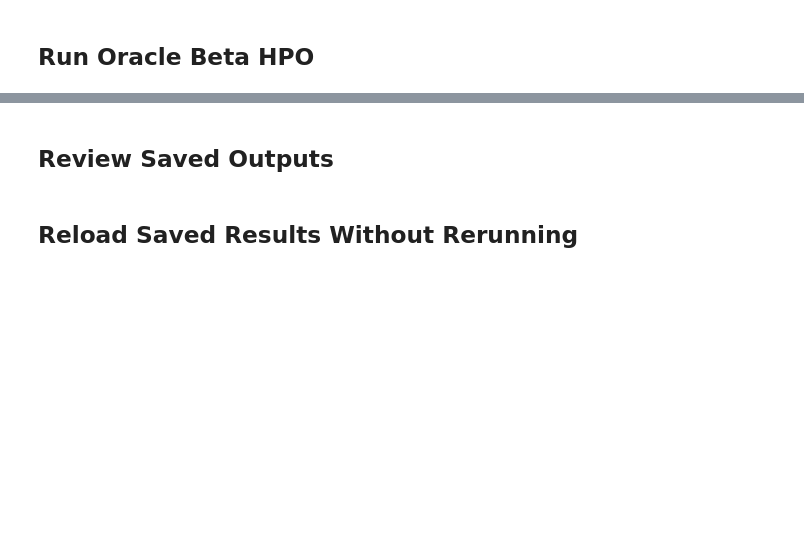
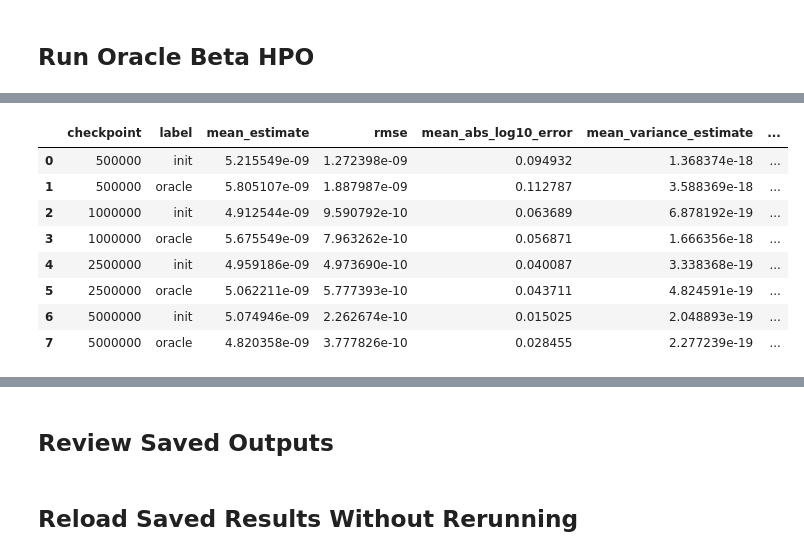
Before and after one commit to NoamChowers/MCMCIS, a Jupyter notebook: notebooks/mcmcis_beta_diagnostics.ipynb, the cells around one changed output, grey strips where cells are left out. Saved outputs shown, nothing was run; the diff lists cells and outputs as text; code cells hidden in the pictures; blank space fills up the shorter version.

```diff
--- a/notebooks/mcmcis_beta_diagnostics.ipynb
+++ b/notebooks/mcmcis_beta_diagnostics.ipynb
@@ -89,17 +91,17 @@ SCENARIO_KEYS_OVERRIDE = [
     "gwas_additive_score_above_n60",
     "poisson_diffmeans_hep_above_n200",
 ]
-ESTIMATION_POINTS = (5_000_000,) if not FAST_MODE else (200_000,)
+ESTIMATION_POINTS = (500_000, 1_000_000, 2_500_000, 5_000_000) if not FAST_MODE else (200_000,)
 HPO_CHECKPOINT = max(ESTIMATION_POINTS)
-HPO_N_TRIALS = 30 if not FAST_MODE else 5
+HPO_N_TRIALS = 10 if not FAST_MODE else 5
 HPO_TRIAL_REPEATS = 3 if not FAST_MODE else 1
 HPO_OBJECTIVE_METRIC = "rmse"
-HPO_BETA_MULTIPLIER_LOW = 0.25
+HPO_BETA_MULTIPLIER_LOW = 0.001
 HPO_BETA_MULTIPLIER_HIGH = 4.0
-HPO_SWAP_CHOICES_DEFAULT = (1, 2, 3, 4, 6, 8)
+HPO_SWAP_CHOICES_DEFAULT = (1, 2, 3)
 HPO_SWAP_CHOICES_BY_SETTING = {
-    "gwas_threshold_suite": (1, 2, 3, 4),
-    "hep_threshold_suite": (2, 4, 6, 8, 10),
+    "gwas_threshold_suite": (1, 2),
+    "hep_threshold_suite": (1, 2, 4, 6, 8),
 }
 DEFAULT_BASELINE_SWAP_BY_SETTING = {
     "gwas_threshold_suite": 2,
@@ -126,9 +128,10 @@ hpo_eval_cfg = BetaSweepStudyConfig(
     estimation_points=(HPO_CHECKPOINT,),
     repeats=HPO_TRIAL_REPEATS,
     beta_multipliers=(1.0,),
-    chains=2,
+    chains=3,
     thin=1,
     estimate_variance=False,
+    chain_n_jobs=3,
     proposal_size=1,
     base_seed=BASE_SEED,
     n_jobs=1,
@@ -188,6 +191,8 @@ print(json.dumps({
     "HPO_BETA_MULTIPLIER_LOW": HPO_BETA_MULTIPLIER_LOW,
     "HPO_BETA_MULTIPLIER_HIGH": HPO_BETA_MULTIPLIER_HIGH,
     "HPO_SWAP_CHOICES_BY_SETTING": HPO_SWAP_CHOICES_BY_SETTING,
+    "HPO_CHAINS_PER_TRIAL": int(hpo_eval_cfg.chains),
+    "HPO_CHAIN_N_JOBS": int(hpo_eval_cfg.chain_n_jobs),
     "FINAL_EVAL_REPEATS": FINAL_EVAL_REPEATS,
     "FINAL_EVAL_N_JOBS": FINAL_EVAL_N_JOBS,
     "SAVE_OUTPUTS": SAVE_OUTPUTS,
@@ -238,6 +269,9 @@ for scenario_idx, scenario in enumerate(scenarios):
     swap_choices = swap_choices_for_scenario(scenario)
     baseline_swap = baseline_swap_for_scenario(scenario)
     trial_rows = []
+    scenario_dir = (run_dir / scenario.key) if (SAVE_OUTPUTS and run_dir is not None) else None
+    if scenario_dir is not None:
+        scenario_dir.mkdir(parents=True, exist_ok=True)
 
     print(json.dumps({
         "scenario": scenario.key,
@@ -297,17 +331,78 @@ for scenario_idx, scenario in enumerate(scenarios):
             **summary_row,
         }
         trial_rows.append(trial_payload)
+        if scenario_dir is not None:
+            pd.DataFrame(trial_rows).to_json(
+                scenario_dir / "hpo_trials.jsonl",
+                orient="records",
+                lines=True,
+            )
+            (scenario_dir / "hpo_status.json").write_text(
+                json.dumps(
+                    {
+                        "scenario": scenario.key,
+                        "completed_trials": len(trial_rows),
+                        "target_trials": int(HPO_N_TRIALS),
+                        "latest_trial_number": int(trial.number),
+                    },
+                    indent=2,
+                ),
+                encoding="utf-8",
+            )
         for key, value in trial_payload.items():
             if isinstance(value, (str, int, float)) and not isinstance(value, bool):
                 trial.set_user_attr(str(key), value)
         return float(objective_value)
+
+    def persist_hpo_state(study, trial):
+        if scenario_dir is None or len(study.trials) == 0:
+            return
+        best_trial = study.best_trial
+        best_payload = {
+            "scenario": scenario.key,
+            "reference_p0": float(p0_reference),
+            "beta_init": float(beta_init),
+            "beta0_formula": float(init_payload["beta0_formula"]),
+            "beta0_laplace": float(init_payload["beta0_laplace"]),
+            "sigma_t": float(sigma_t),
+            "best_beta_multiplier": float(best_trial.params["beta_multiplier"]),
+            "best_beta": float(beta_init * float(best_trial.params["beta_multiplier"])),
+            "best_proposal_size": int(best_trial.params["proposal_size"]),
+            "best_objective_value": float(study.best_value),
+            "best_trial_number": int(best_trial.number),
+            "completed_trials": int(len(study.trials)),
+        }
+        (scenario_dir / "best_config.partial.json").write_text(
+            json.dumps(best_payload, indent=2),
+            encoding="utf-8",
+        )
+        pd.DataFrame(
+            [
+                {
+                    "trial_number": int(t.number),
+                    "state": str(t.state),
+                    "value": float(t.value) if t.value is not None else None,
+                    **{str(k): v for k, v in t.params.items()},
+                }
+                for t in study.trials
+            ]
+        ).to_json(
+            scenario_dir / "optuna_trials.json",
+            orient="records",
+            indent=2,
+        )
 
     study = optuna.create_study(
         direction="minimize",
         sampler=TPESampler(seed=BASE_SEED + 10_000 * scenario_idx + 7),
         study_name=f"{scenario.key}_oracle_beta",
     )
-    study.optimize(objective, n_trials=HPO_N_TRIALS, show_progress_bar=False)
+    study.optimize(
+        objective,
+        n_trials=HPO_N_TRIALS,
+        show_progress_bar=False,
+        callbacks=[persist_hpo_state],
+    )
 
     best_multiplier = float(study.best_trial.params["beta_multiplier"])
     best_proposal_size = int(study.best_trial.params["proposal_size"])
@@ -367,8 +462,6 @@ for scenario_idx, scenario in enumerate(scenarios):
     }
 
     if SAVE_OUTPUTS and run_dir is not None:
-        scenario_dir = run_dir / scenario.key
-        scenario_dir.mkdir(parents=True, exist_ok=True)
         pd.DataFrame(trial_rows).to_json(
             scenario_dir / "hpo_trials.jsonl",
             orient="records",
@@ -429,3 +522,4 @@ for scenario_idx, scenario in enumerate(scenarios):
         "mean_acceptance_rate",
         "mean_weight_cv",
     ]])
+# %% [output]
@@ -431,0 +555,9 @@ for scenario_idx, scenario in enumerate(scenarios):
+|  | checkpoint | label | mean_estimate | rmse | mean_abs_log10_error | mean_variance_estimate | ... |
+| 0 | 500000 | init | 5.215549e-09 | 1.272398e-09 | 0.094932 | 1.368374e-18 | ... |
+| 1 | 500000 | oracle | 5.805107e-09 | 1.887987e-09 | 0.112787 | 3.588369e-18 | ... |
+| 2 | 1000000 | init | 4.912544e-09 | 9.590792e-10 | 0.063689 | 6.878192e-19 | ... |
+| 3 | 1000000 | oracle | 5.675549e-09 | 7.963262e-10 | 0.056871 | 1.666356e-18 | ... |
+| 4 | 2500000 | init | 4.959186e-09 | 4.973690e-10 | 0.040087 | 3.338368e-19 | ... |
+| 5 | 2500000 | oracle | 5.062211e-09 | 5.777393e-10 | 0.043711 | 4.824591e-19 | ... |
+| 6 | 5000000 | init | 5.074946e-09 | 2.262674e-10 | 0.015025 | 2.048893e-19 | ... |
+| 7 | 5000000 | oracle | 4.820358e-09 | 3.777826e-10 | 0.028455 | 2.277239e-19 | ... |
```
Also changed, not shown: parts of 4 cells of this notebook, 3 other files.
